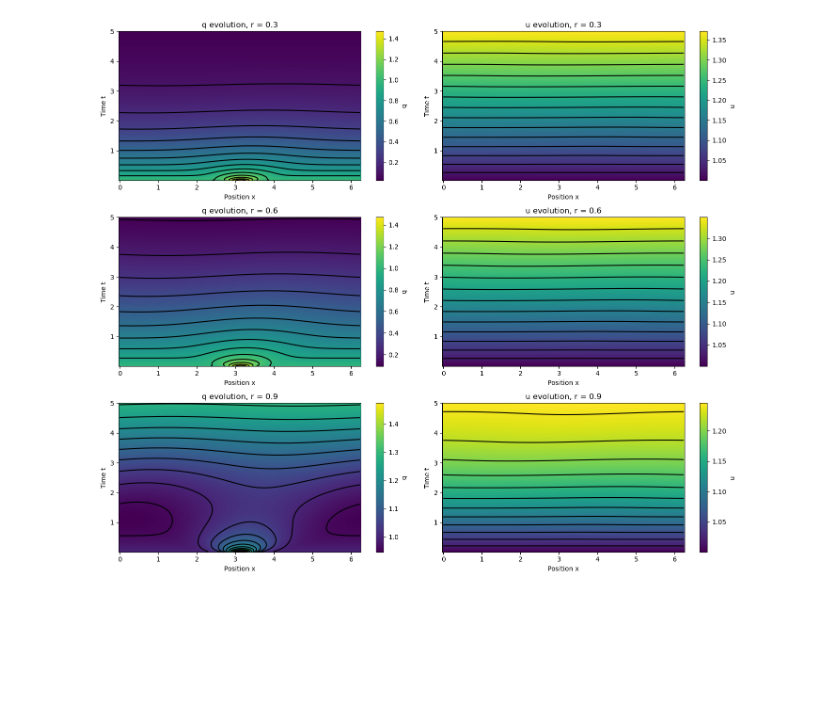
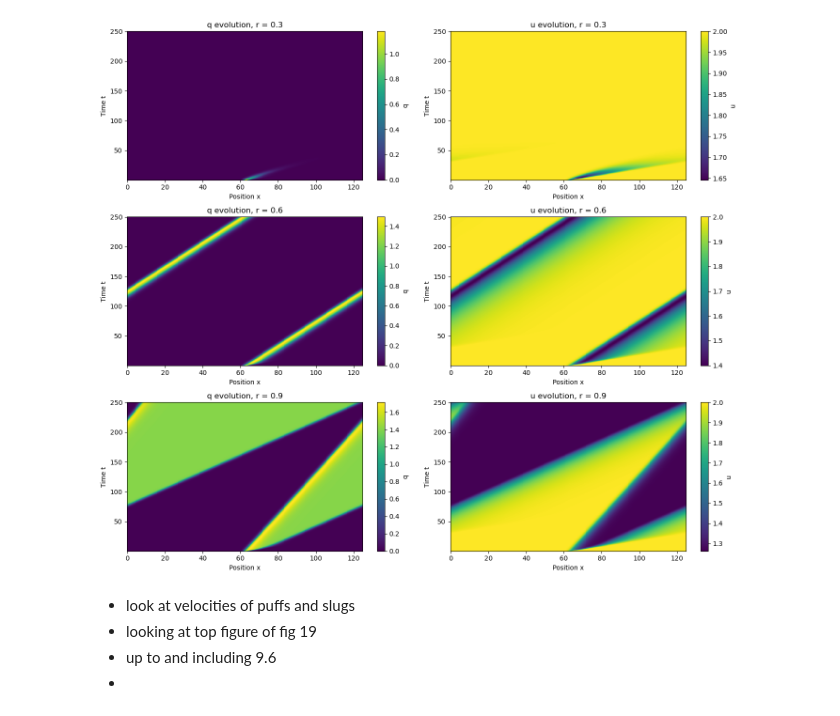
Before and after one commit to phillyyymcd/26-27-Maths-Project, a Jupyter notebook: Philly/qu_spacetimepmesh.ipynb, the cells around one changed output. Saved outputs shown, nothing was run; the diff lists cells and outputs as text; code cells hidden in the pictures; blank space fills up the shorter version.

```diff
--- a/Philly/qu_spacetimepmesh.ipynb
+++ b/Philly/qu_spacetimepmesh.ipynb
@@ -18,15 +18,16 @@ e_2 = 0.2
 sigma = 0
 U_dash, U_0 = 1, 2
 r_value = 0.9
-save_every = 50
+save_every = 10
 
 if sigma!=0:
     print("sigma not equal to 0, check eta value.")
 
 #Parameters for pseudospectral methods
-L, N = 2*np.pi, 128
+L, N = 250/2, 256
+l = 1
 x = np.linspace(0, L, N, endpoint=False)    #ensures that we don't count the same point twice given the periodic boundary conditions
-dt, T = 0.0001, 5
+dt, T = 0.05, 250
 k = 2*np.pi * np.fft.fftfreq(N, d=L/N)      #gives wavenumbers
 ik = 1j*k                                   #writing out ik in python terms --> this is an array of imaginary numbers
 ik[N//2] = 0                                #making the derivative real and uniquely defined as odd-derivatives are anti-symmetric here
@@ -35,8 +36,10 @@ dealias = np.abs(k) < (2/3) * np.abs(k).max()  #2/3 rule
 nsteps = int(round(T/dt))
 
 #Initialisation
-u0 = np.ones(N)
-q0 = 1 + 0.5*np.exp(-10*(x - np.pi)**2)
+u0 = np.ones(N)*2
+#u0 = np.ones(N)*1.262694211143976
+q0 = 1.5*np.exp(-((x - L/2)**2)/(l**2))
+#q0 = np.ones(N)*1.4033537047604092
 uh, qh = np.fft.fft(u0)*dealias, np.fft.fft(q0)*dealias #transforming into fourier space + dealiasing (remove the false errors)
 
 def rhs(uh, qh, r):
@@ -83,8 +86,8 @@ for n in range(nsteps):
         q_series.append(q.copy())
         t_series.append((n+1)*dt)
 
-if np.array_equal(uh1, uh) or np.array_equal(qh1, qh):
-    print("ERROR")
+#if np.array_equal(uh1, uh) or np.array_equal(qh1, qh):
+    #print("ERROR")
 
 u_series = np.stack(u_series)
 q_series = np.stack(q_series)
@@ -193,27 +225,32 @@ for i in r_values:
 # %%
 #Total plot of different r values, probably best to mainly use this
 fig, ax = plt.subplots(len(r_values), 2, figsize=(14, 12))
 
 for idx, r in enumerate(r_values):
     u_data, q_data, times = results[r]
 
     # Left column: q
     mesh1 = ax[idx, 0].pcolormesh(x, times, q_data)
-    ax[idx, 0].contour(x, times, q_data, levels=15,colors='black')
+    #ax[idx, 0].contour(x, times, q_data, levels=15,colors='black')
     ax[idx, 0].set_title(f'q evolution, r = {r}')
     ax[idx, 0].set_xlabel('Position x')
     ax[idx, 0].set_ylabel('Time t')
     fig.colorbar(mesh1, ax=ax[idx, 0], label='q')
 
     # Right column: u
     mesh2 = ax[idx, 1].pcolormesh(x, times, u_data)
-    ax[idx, 1].contour(x, times, u_data, levels=15,colors='black')
+    #ax[idx, 1].contour(x, times, u_data, levels=15,colors='black')
     ax[idx, 1].set_title(f'u evolution, r = {r}')
     ax[idx, 1].set_xlabel('Position x')
     ax[idx, 1].set_ylabel('Time t')
     fig.colorbar(mesh2, ax=ax[idx, 1], label='u')
 
 plt.tight_layout()
 plt.show()
 # %% [output]
-[figure, old version]
+[figure, new version]
+# %% [markdown]
+- look at velocities of puffs and slugs
+- looking at top figure of fig 19
+- up to and including 9.6
+-
```
Also changed, not shown: parts of 5 cells of this notebook.
